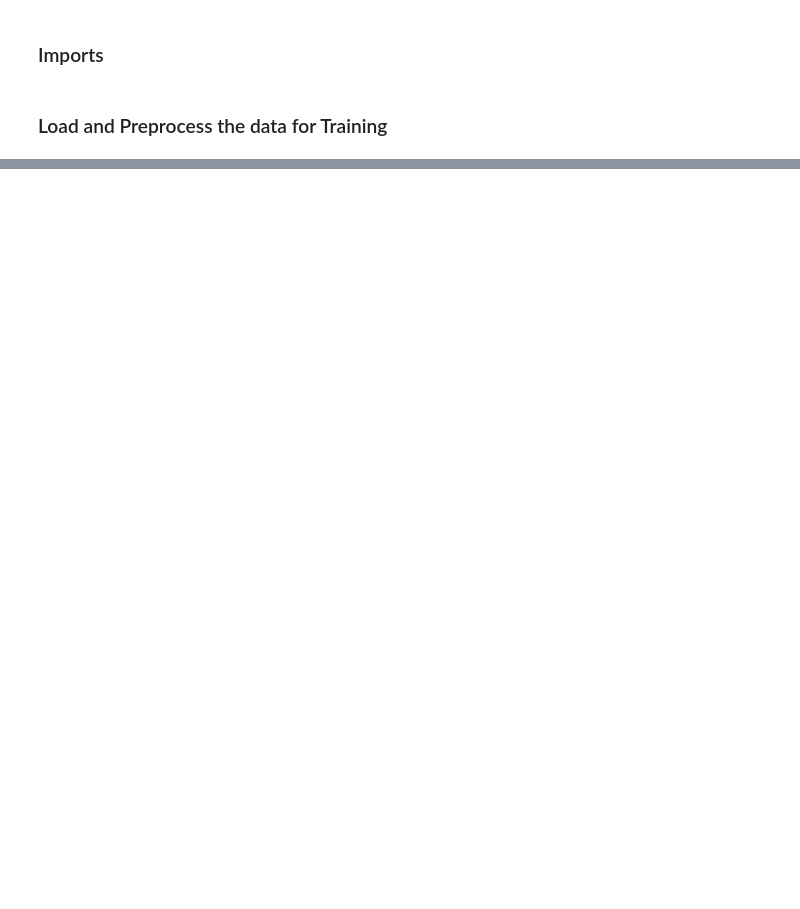
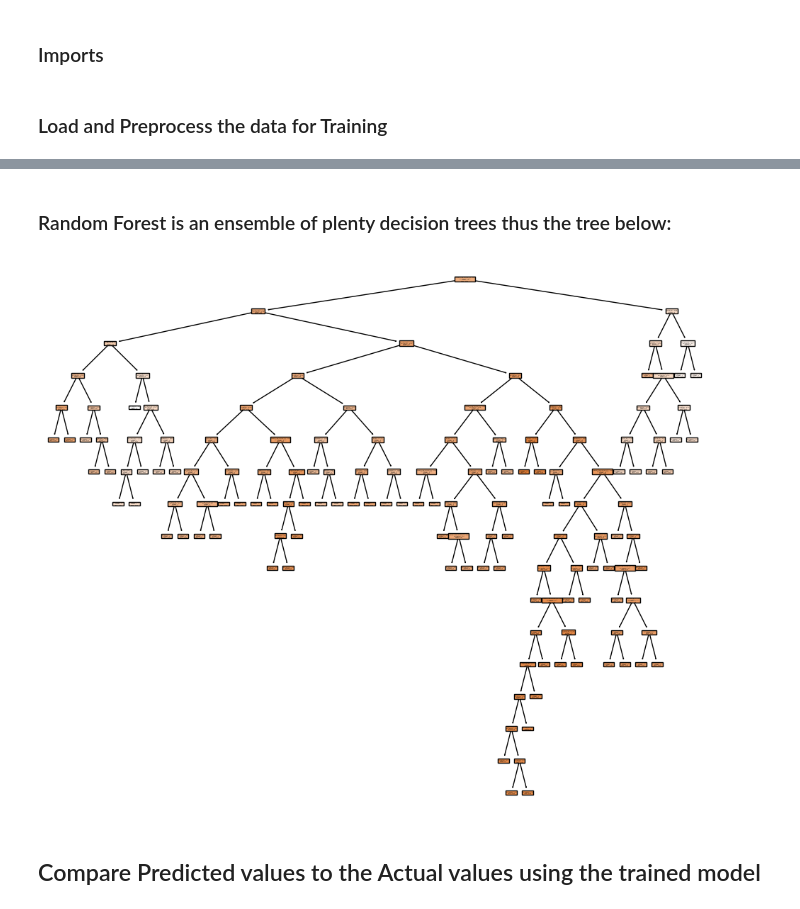
Before and after one commit to andrews-tang/Predicting-the-Recovery-Rate-of-Metal-Ore, a Jupyter notebook: using_classic_algo.ipynb, the cells around one changed output, grey strips where cells are left out. Drawn from its saved outputs; the diff is of its cells as text; code cells hidden in the pictures; blank space fills up the shorter version.

```diff
--- a/using_classic_algo.ipynb
+++ b/using_classic_algo.ipynb
@@ -30,0 +82,17 @@ y_test_normalized = scaler_Y.transform(y_test)
+# %% [markdown]
+### Random Forest is an ensemble of plenty decision trees thus the tree below:
+# %%
+from sklearn.tree import plot_tree
+import matplotlib.pyplot as plt
+
+# Get the first decision tree from the Random Forest
+tree = rf_regressor.estimators_[0]
+
+# Visualize the decision tree
+plt.figure(figsize=(12, 10))
+plot_tree(tree, feature_names=list(X_train.columns), filled=True)
+plt.show()
+# %% [output]
+[figure, added]
+# %% [markdown]
+## Compare Predicted values to the Actual values using the trained model
```
Also changed, not shown: parts of 13 cells of this notebook.
